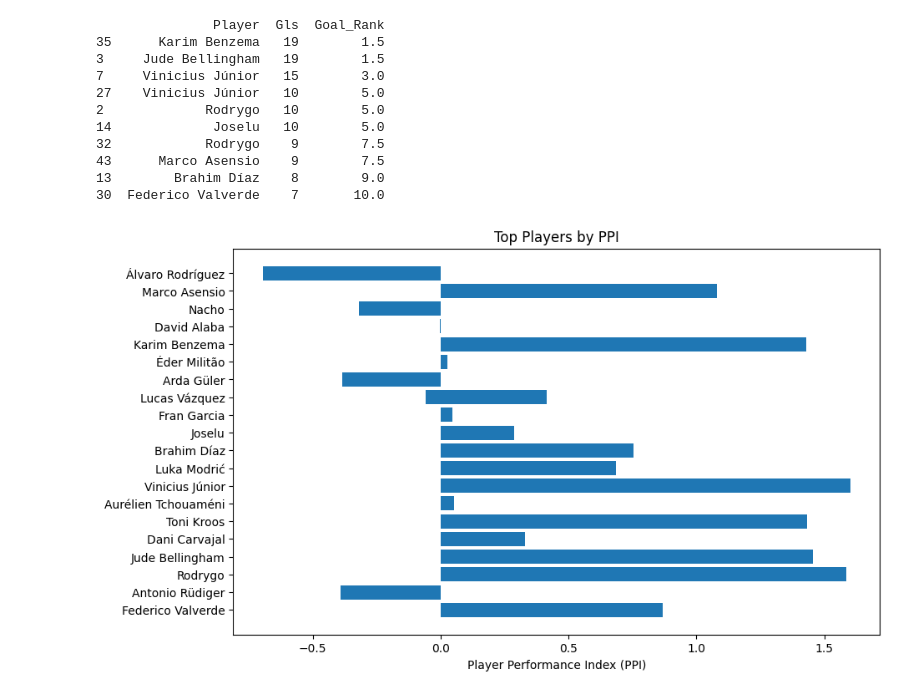
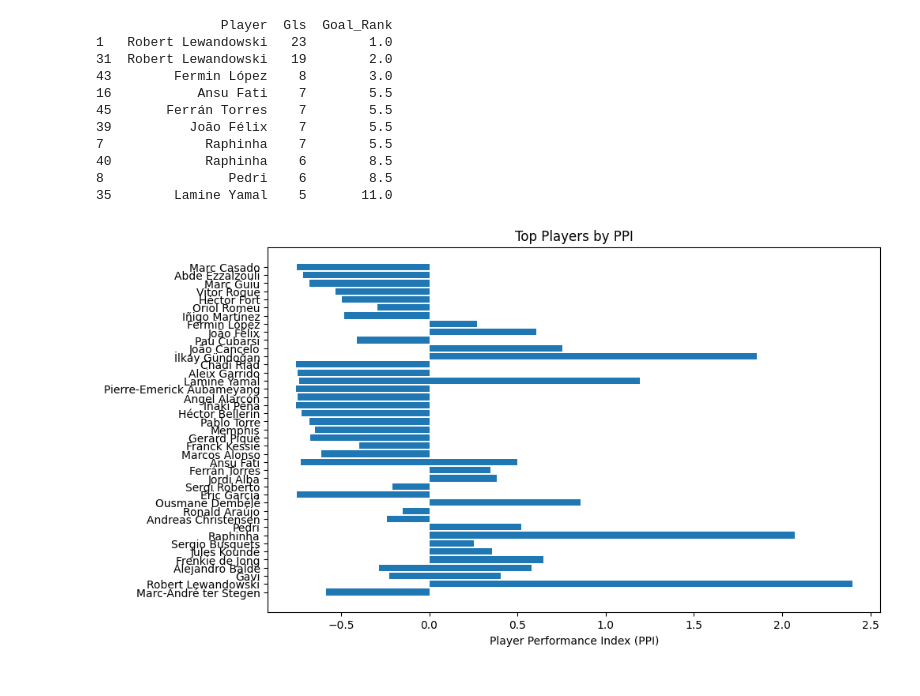
Before and after one commit to ash-win19/soccer-analytics, a Jupyter notebook: Soccer_Analytics.ipynb, the cells around one changed output. Cells and saved outputs as stored; diff of their text form; code cells hidden in the pictures.

```diff
--- a/Soccer_Analytics.ipynb
+++ b/Soccer_Analytics.ipynb
@@ -232,11 +652,11 @@ weighted avg       0.67      0.67      0.67         6
 # %%
-#Clustering: Grouping Similar Players Together
+#Clustering - Barcelona (Grouping similar players together)
 from sklearn.cluster import KMeans
 from sklearn.preprocessing import StandardScaler
 import matplotlib.pyplot as plt
 
 # Feature selection (example)
-X = data[['Gls', 'Ast', 'xG', 'MP']]
+X = barcelona_data[['Gls', 'Ast', 'xG', 'MP']]
 
 # Normalize the data
 scaler = StandardScaler()
@@ -244,12 +664,12 @@ X_scaled = scaler.fit_transform(X)
 
 # Apply KMeans clustering
 kmeans = KMeans(n_clusters=3, random_state=42)
-data['Cluster'] = kmeans.fit_predict(X_scaled)
+barcelona_data['Cluster'] = kmeans.fit_predict(X_scaled)
 
 # Visualize the clusters
-plt.scatter(data['Gls'], data['Ast'], c=data['Cluster'], cmap='viridis')
+plt.scatter(barcelona_data['Gls'], barcelona_data['Ast'], c=barcelona_data['Cluster'], cmap='viridis')
 plt.xlabel('Goals')
 plt.ylabel('Assists')
-plt.title('Clustering of Players')
+plt.title('Clustering of Barcelona Players')
 plt.show()
 # %% [output]
@@ -257,31 +759,32 @@ plt.show()
 # %%
-#Ranking: Ranking Players Based on Contribution
-# Rank players based on Goals
-data['Goal_Rank'] = data['Gls'].rank(ascending=False)
+#Ranking: Ranking Players Based on Contribution - Barcelona
 
-# Rank players based on PPI
-data['PPI_Rank'] = data['PPI'].rank(ascending=False)
+# Based on Goals
+barcelona_data['Goal_Rank'] = barcelona_data['Gls'].rank(ascending=False)
+
+# Based on PPI
+barcelona_data['PPI_Rank'] = barcelona_data['PPI'].rank(ascending=False)
 
 # View top players by goals
-top_players = data[['Player', 'Gls', 'Goal_Rank']].sort_values(by='Goal_Rank').head(10)
+top_players = barcelona_data[['Player', 'Gls', 'Goal_Rank']].sort_values(by='Goal_Rank').head(10)
 print(top_players)
 
-# Visualize rankings
+# Visualizations
 plt.figure(figsize=(10, 6))
-plt.barh(data['Player'], data['PPI'])
+plt.barh(barcelona_data['Player'], barcelona_data['PPI'])
 plt.xlabel('Player Performance Index (PPI)')
 plt.title('Top Players by PPI')
 plt.show()
 # %% [output]
-               Player  Gls  Goal_Rank
-35      Karim Benzema   19        1.5
-3     Jude Bellingham   19        1.5
-7     Vinicius Júnior   15        3.0
-27    Vinicius Júnior   10        5.0
-2             Rodrygo   10        5.0
-14             Joselu   10        5.0
-32            Rodrygo    9        7.5
-43      Marco Asensio    9        7.5
-13        Brahim Díaz    8        9.0
-30  Federico Valverde    7       10.0
+                Player  Gls  Goal_Rank
+1   Robert Lewandowski   23        1.0
+31  Robert Lewandowski   19        2.0
+43        Fermin López    8        3.0
+16           Ansu Fati    7        5.5
+45       Ferrán Torres    7        5.5
+39          João Félix    7        5.5
+7             Raphinha    7        5.5
+40            Raphinha    6        8.5
+8                Pedri    6        8.5
+35        Lamine Yamal    5       11.0
-[figure, old version]
+[figure, new version]
```
Also changed, not shown: parts of 24 cells of this notebook.
